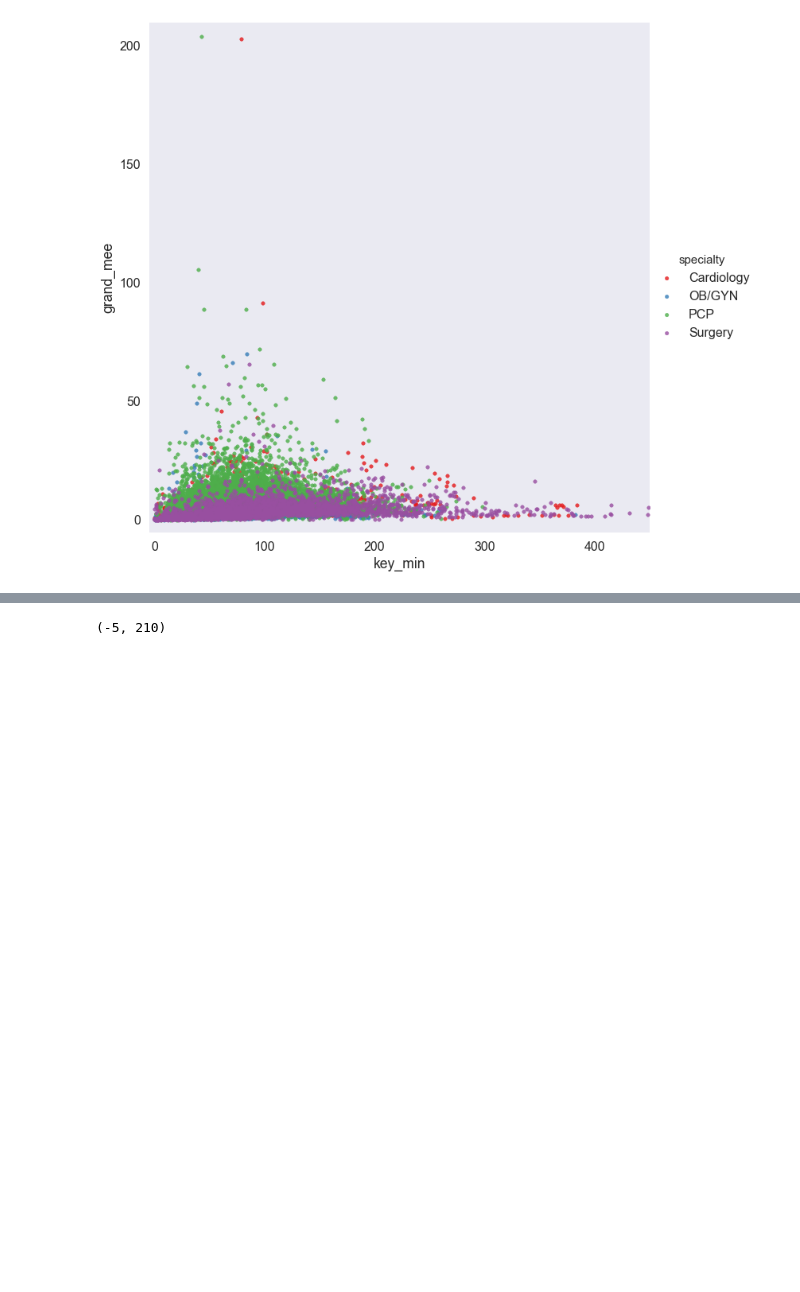
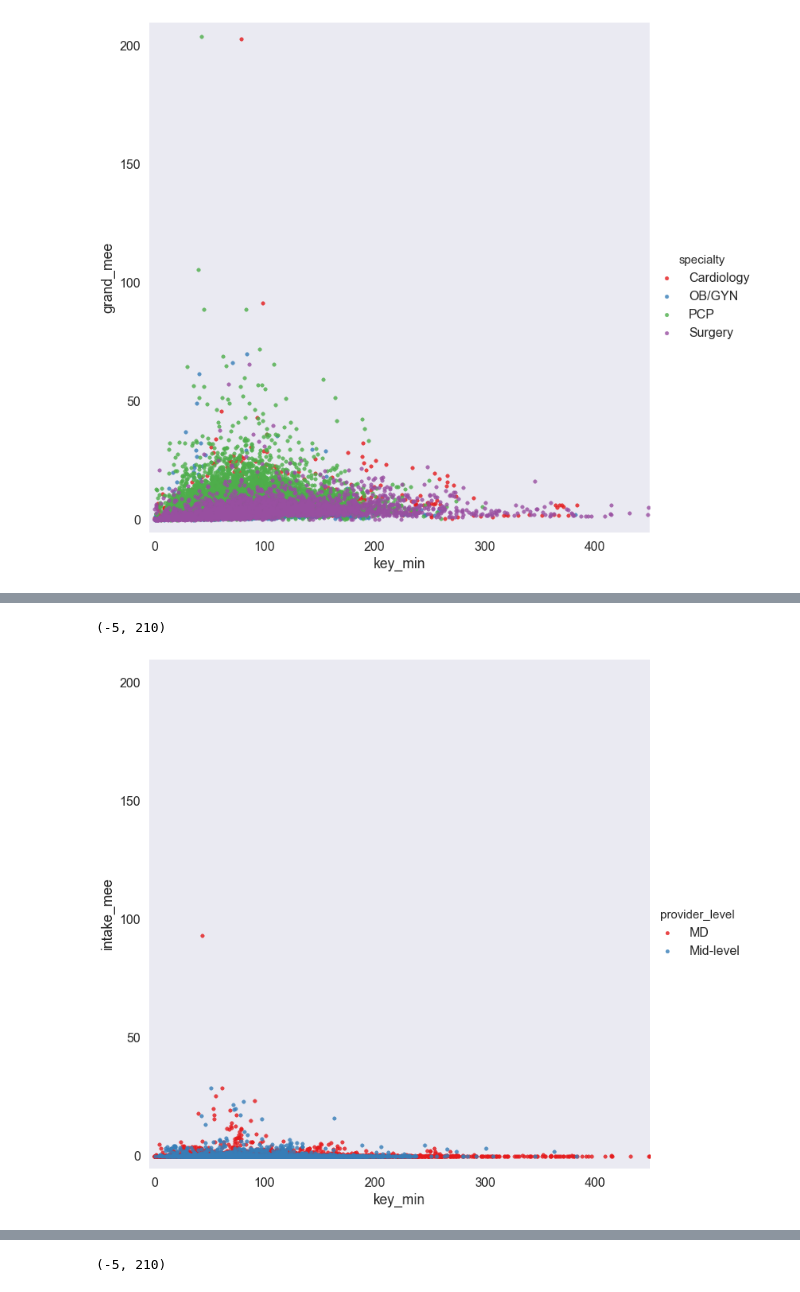
Before and after one commit to aflyax/Python, a Jupyter notebook: athenahealth_analysis.ipynb, the cells around one changed output, grey strips where cells are left out. Saved outputs shown, nothing was run; the diff lists cells and outputs as text; code cells hidden in the pictures; blank space fills up the shorter version.

```diff
--- a/athenahealth_analysis.ipynb
+++ b/athenahealth_analysis.ipynb
@@ -496,0 +515,7 @@ ylim(-5, 210)
+# %%
+sns.lmplot("key_min", "intake_mee", small_df, hue="provider_level", palette='Set1', fit_reg=False, size = 10);
+xlim(-5, 450)
+ylim(-5, 210)
+# %% [output]
+(-5, 210)
+[figure, added]
```
Also changed, not shown: parts of 12 cells of this notebook.
